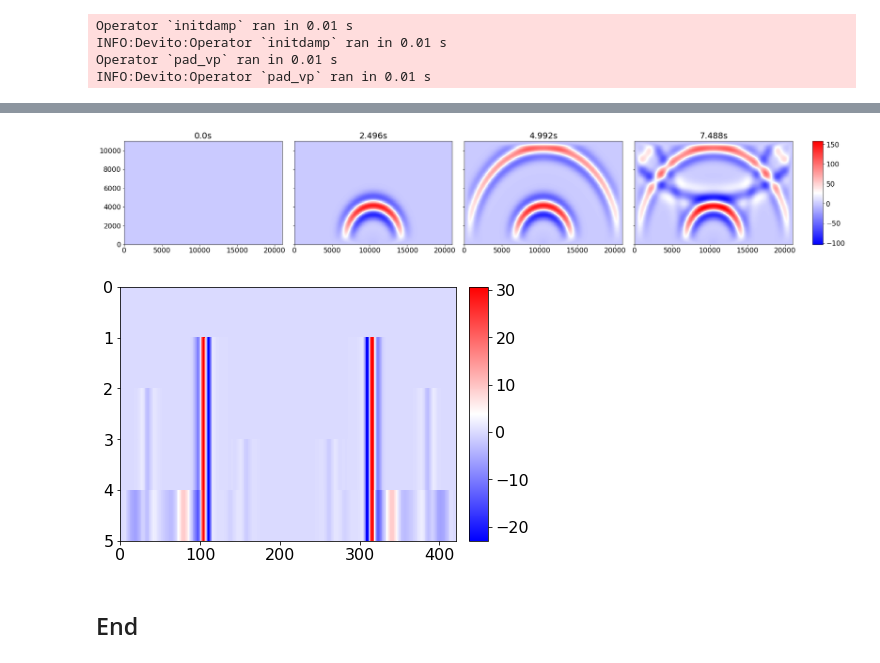
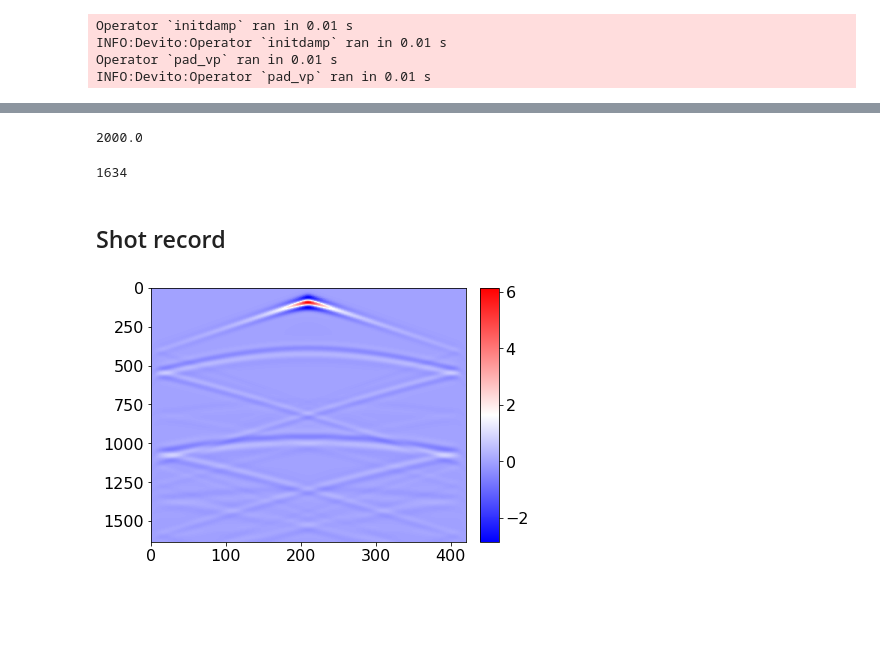
Before and after one commit to StephenTGibson/COMP527-colabNotebooks, a Jupyter notebook: COMP702-MScProject/Devito_FD_2D_wave_equation.ipynb, the cells around one changed output, grey strips where cells are left out. Cells and saved outputs as stored; diff of their text form; code cells hidden in the pictures; blank space fills up the shorter version.

```diff
--- a/COMP702-MScProject/Devito_FD_2D_wave_equation.ipynb
+++ b/COMP702-MScProject/Devito_FD_2D_wave_equation.ipynb
@@ -63,19 +60,19 @@ INFO:Devito:Operator `initdamp` ran in 0.01 s
 Operator `pad_vp` ran in 0.01 s
 INFO:Devito:Operator `pad_vp` ran in 0.01 s
 # %%
-f0 = 0.001 ### kHZ ### # Source peak frequency is 10Hz (0.010 kHz)
+f0 = 0.01 ### kHZ ### # Source peak frequency is 10Hz (0.010 kHz)
 src = RickerSource(name='src', grid=model.grid, f0=f0,
                    npoint=1, time_range=time_range)
 
 src.coordinates.data[0, 0] = extent_x*0.5 ### METRES ###
-src.coordinates.data[0, 1] = 20.#extent_z*0.5 ### METRES ###
-src.coordinates.data
+src.coordinates.data[0, 1] = 20. #extent_z*0.5 ### METRES ###
 
 # rec = Receiver(name='rec', grid=model.grid, npoint=101, time_range=time_range)
 # rec.coordinates.data[:, 0] = np.linspace(0, model.domain_size[0], num=101) ### METRES ###
 # rec.coordinates.data[:, 1] = 20.  ### METRES ###
 
-u = TimeFunction(name="u", grid=model.grid, time_order=2, space_order=2)
+# log all intermediate steps
+u = TimeFunction(name="u", grid=model.grid, time_order=2, space_order=2, save=int(nt)+2)
 pde = model.m * u.dt2 - u.laplace + model.damp * u.dt
 stencil = Eq(u.forward, solve(pde, u.forward))
 
@@ -83,5 +80,5 @@ src_term = src.inject(field=u.forward, expr=src * dt**2 / model.m)
 # rec_term = rec.interpolate(expr=u.forward)
 
 op = Operator([stencil] + src_term, subs=model.spacing_map) # + rec_term
-src.show()
+# src.show()
 # %% [output]
@@ -143,50 +134,31 @@ Training duration: 0.54s
+# %%
+T
+# %% [output]
+2000.0
+# %%
+u.data.shape[0]
+# %% [output]
+1634
+# %% [markdown]
+## Shot record
 # %%
-numPlots = 4
-
-fig, axs = plt.subplots(1, numPlots,
-                        figsize=(24, 4),
+fig, ax = plt.subplots(#1, 5,
+                        figsize=(6, 4),
                         constrained_layout=True,
-                        sharey=True,
+                        # sharey=True,
                         )
 
-norm = matplotlib.colors.Normalize(results[:,:].min(),results[:,:].max())
-cmap = matplotlib.cm.get_cmap('bwr')
-mapping = matplotlib.cm.ScalarMappable(norm=norm, cmap=cmap)
+# norm = matplotlib.colors.Normalize(results[:,:].min(),results[:,:].max())
+# cmap = matplotlib.cm.get_cmap('bwr')
+# mapping = matplotlib.cm.ScalarMappable(norm=norm, cmap=cmap)
 
-for idx, ax in enumerate(axs):
-    # if idx < 5:
-    plot = ax.pcolormesh(mesh_x, mesh_y, results[idx*int(results.shape[0]/numPlots), :, :].T, norm=norm, cmap='bwr')
-    ax.invert_yaxis()
-    ax.set_title(f'{(batchSize*dt*idx*int(results.shape[0]/numPlots))/1000}s')
-    # else:
-    #     plot = ax.pcolormesh(mesh_x, mesh_y, results[-1, :, :].T, norm=norm, cmap='bwr')
-    #     ax.invert_yaxis()
-    #     ax.set_title(f'{(T)/1000}s')
-fig.colorbar(mapping, ax=axs.ravel(), aspect=60)
+# for idx, ax in enumerate(axs):
+plot = ax.pcolormesh(u.data[:,:,20], cmap='bwr' )#norm=norm, cmap='bwr') # mesh_x, mesh_y,
+
+
+ax.invert_yaxis()
+fig.colorbar(plot)#, ax=axs.ravel(), aspect=60)
 
 plt.show()
 # %% [output]
-[figure, old version]
+[figure, new version]
-# %%
-fig, ax = plt.subplots(#1, 5,
-                        figsize=(6, 4),
-                        constrained_layout=True,
-                        # sharey=True,
-                        )
-
-# norm = matplotlib.colors.Normalize(results[:,:].min(),results[:,:].max())
-# cmap = matplotlib.cm.get_cmap('bwr')
-# mapping = matplotlib.cm.ScalarMappable(norm=norm, cmap=cmap)
-
-# for idx, ax in enumerate(axs):
-plot = ax.pcolormesh(results[:,:,25], cmap='bwr' )#norm=norm, cmap='bwr') # mesh_x, mesh_y,
-
-
-ax.invert_yaxis()
-fig.colorbar(plot)#, ax=axs.ravel(), aspect=60)
-
-plt.show()
-# %% [output]
-[figure, removed]
-# %% [markdown]
-## End
```
Also changed, not shown: parts of 18 cells of this notebook.
